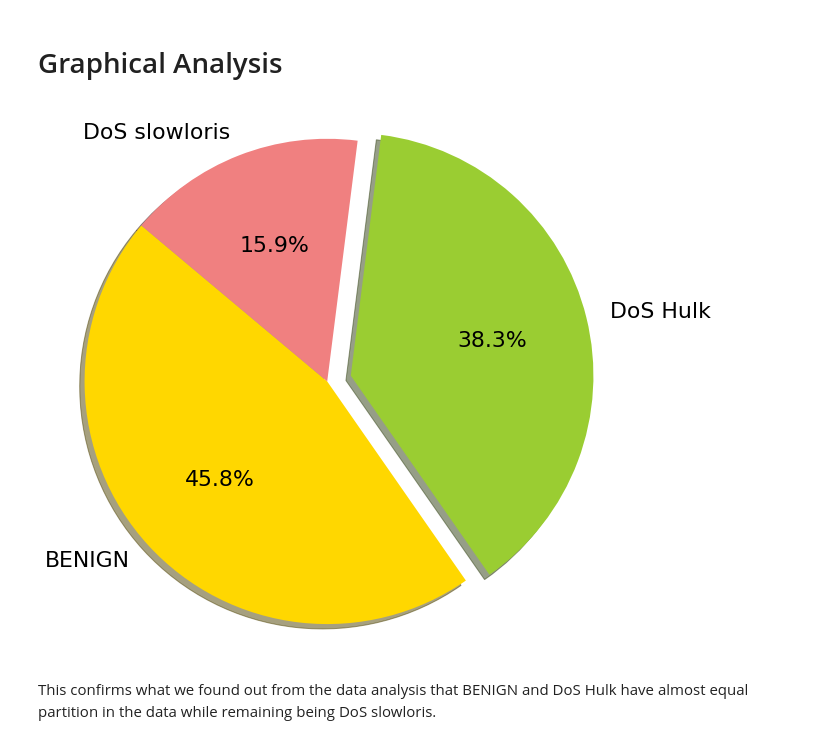
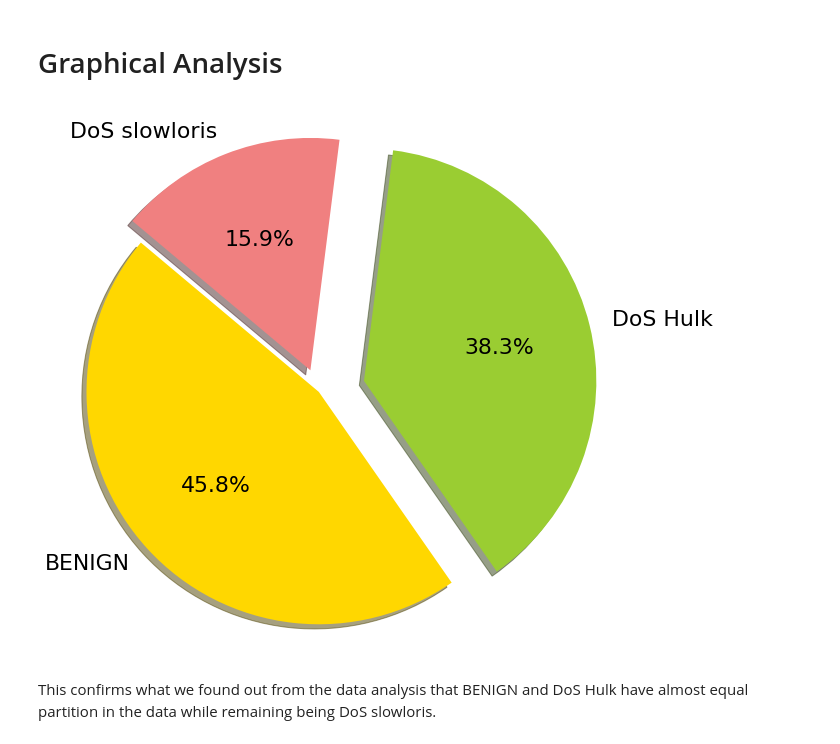
Before and after one commit to Viswonathan06/Al-DDoS-Attack-Detector, a Jupyter notebook: AL_DDoS_Detection.ipynb, the cells around one changed output. Cells and saved outputs as stored; diff of their text form; code cells hidden in the pictures.

```diff
--- a/AL_DDoS_Detection.ipynb
+++ b/AL_DDoS_Detection.ipynb
@@ -335,20 +229,20 @@ As we see, we do have a pretty balanced dataset with equal number of BENIGN and
 # %%
 labels = 'BENIGN', 'DoS Hulk', 'DoS slowloris'
 sizes = [len(df[df['Label']=='BENIGN']), len(df[df['Label']=='DoS Hulk']),
          len(df[df['Label']=='DoS slowloris'])]
 colors = ['gold', 'yellowgreen', 'lightcoral']
-explode = (0, 0.1, 0)  # explode 1st slice
+explode = (0, 0.2, 0.1)  # explode 1st slice
 
 # Plot
 plt.rcParams.update({'font.size': 22})
 plt.figure(figsize=(10,10))
 plt.pie(sizes, explode=explode, labels=labels, colors=colors,
 autopct='%1.1f%%', shadow=True, startangle=140)
 
 plt.axis('equal')
 plt.show()
 # %% [output]
-[figure, old version]
+[figure, new version]
 # %% [markdown]
 This confirms what we found out from the data analysis that BENIGN and DoS Hulk have almost equal partition in the data while remaining being DoS slowloris.
 # %%
```
Also changed, not shown: parts of 22 cells of this notebook.
